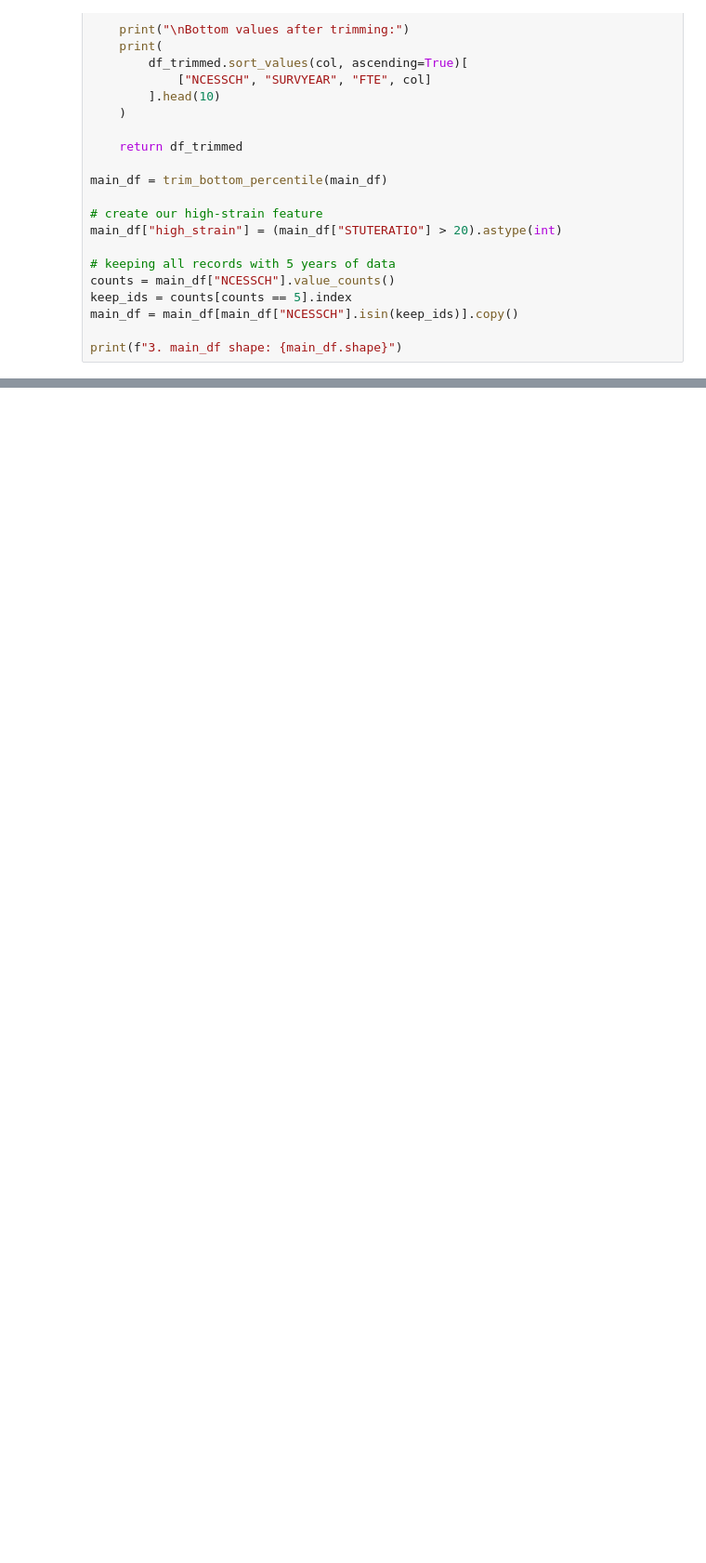
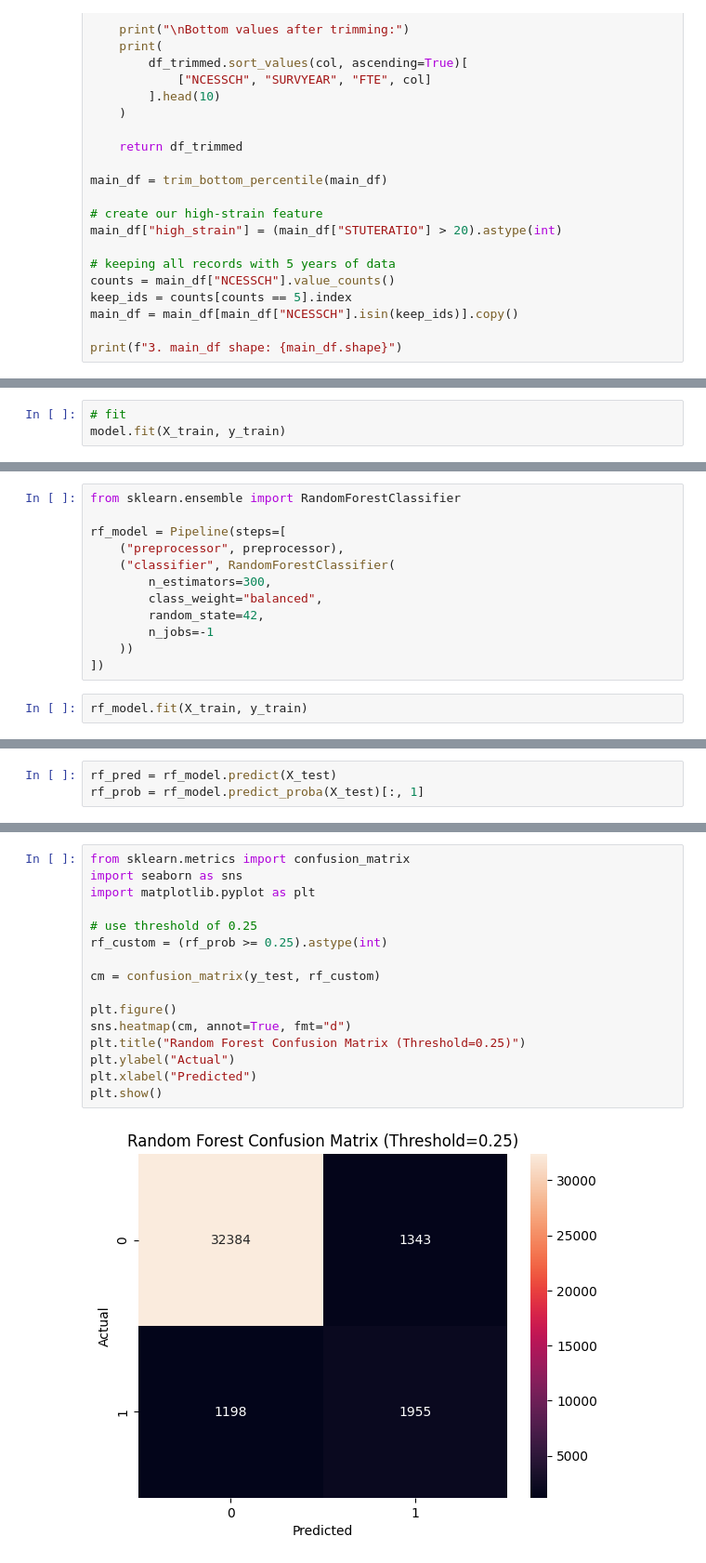
Before and after one commit to caparcom/Customer_Churn_Capstone, a Jupyter notebook: src/new_scott.ipynb, the cells around one changed output, grey strips where cells are left out. Shown at 93% size. Saved outputs shown, nothing was run; the diff lists cells and outputs as text; blank space fills up the shorter version.

Commit message:
revised notebook with model

```diff
--- a/src/new_scott.ipynb
+++ b/src/new_scott.ipynb
@@ -345,0 +789,3 @@ print(f"3. main_df shape: {main_df.shape}")
+# %%
+# fit
+model.fit(X_train, y_train)
@@ -345,0 +889,14 @@ print(f"3. main_df shape: {main_df.shape}")
+# %%
+from sklearn.ensemble import RandomForestClassifier
+
+rf_model = Pipeline(steps=[
+    ("preprocessor", preprocessor),
+    ("classifier", RandomForestClassifier(
+        n_estimators=300,
+        class_weight="balanced",
+        random_state=42,
+        n_jobs=-1
+    ))
+])
+# %%
+rf_model.fit(X_train, y_train)
@@ -345,0 +919,3 @@ print(f"3. main_df shape: {main_df.shape}")
+# %%
+rf_pred = rf_model.predict(X_test)
+rf_prob = rf_model.predict_proba(X_test)[:, 1]
@@ -345,0 +1208,18 @@ print(f"3. main_df shape: {main_df.shape}")
+# %%
+from sklearn.metrics import confusion_matrix
+import seaborn as sns
+import matplotlib.pyplot as plt
+
+# use threshold of 0.25
+rf_custom = (rf_prob >= 0.25).astype(int)
+
+cm = confusion_matrix(y_test, rf_custom)
+
+plt.figure()
+sns.heatmap(cm, annot=True, fmt="d")
+plt.title("Random Forest Confusion Matrix (Threshold=0.25)")
+plt.ylabel("Actual")
+plt.xlabel("Predicted")
+plt.show()
+# %% [output]
+[figure, added]
```
Also changed, not shown: parts of 46 cells of this notebook.
